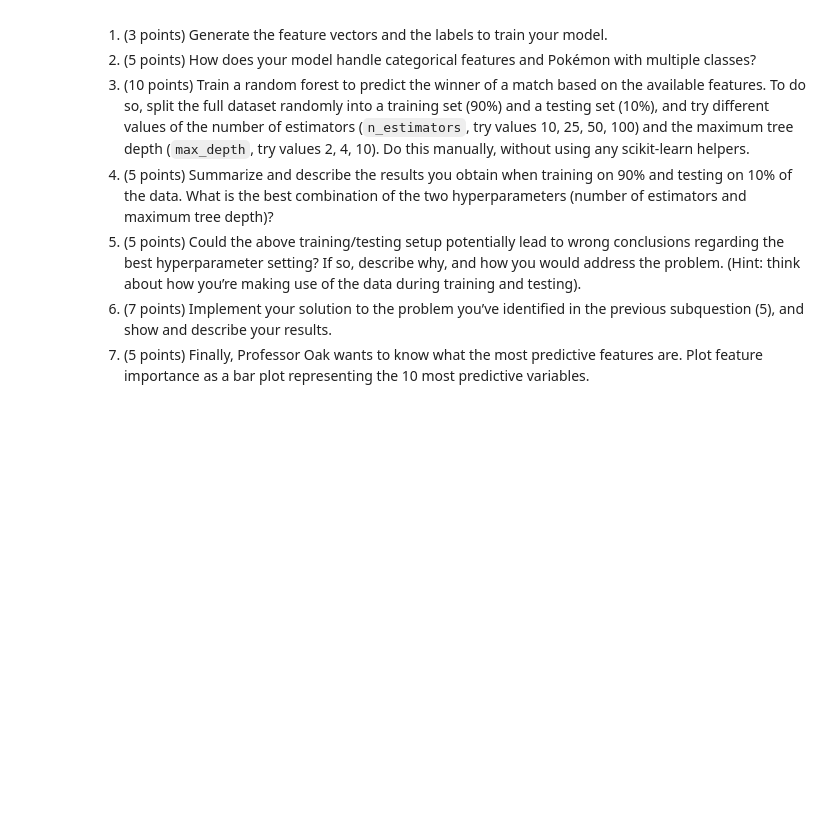
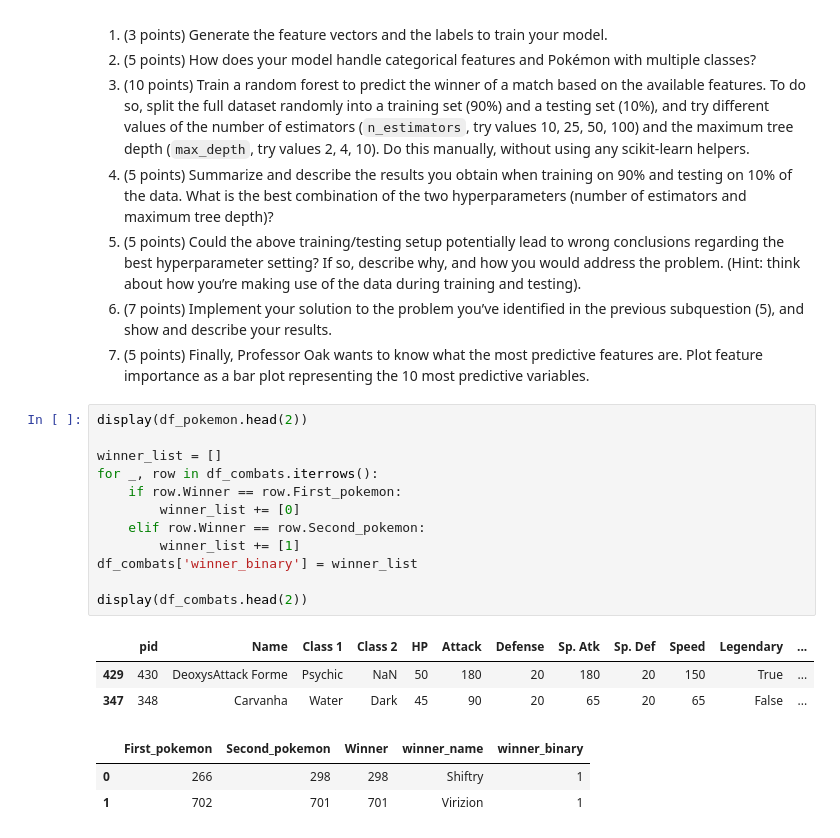
Before and after one commit to vonalven/applied-data-analysis-exam-training, a Jupyter notebook: 2017/notebook.ipynb, the cells around one changed output. Drawn from its saved outputs; the diff is of its cells as text; blank space fills up the shorter version.

```diff
--- a/2017/notebook.ipynb
+++ b/2017/notebook.ipynb
@@ -152,3 +153,22 @@ Now that you know what your data looks like, you are ready to implement the pred
 5. (5 points) Could the above training/testing setup potentially lead to wrong conclusions regarding the best hyperparameter setting? If so, describe why, and how you would address the problem. (Hint: think about how you’re making use of the data during training and testing).
 6. (7 points) Implement your solution to the problem you’ve identified in the previous subquestion (5), and show and describe your results.
 7. (5 points) Finally, Professor Oak wants to know what the most predictive features are. Plot feature importance as a bar plot representing the 10 most predictive variables.
+# %%
+display(df_pokemon.head(2))
+
+winner_list = []
+for _, row in df_combats.iterrows():
+    if row.Winner == row.First_pokemon:
+        winner_list += [0]
+    elif row.Winner == row.Second_pokemon:
+        winner_list += [1]
+df_combats['winner_binary'] = winner_list
+
+display(df_combats.head(2))
+# %% [output]
+|  | pid | Name | Class 1 | Class 2 | HP | Attack | Defense | Sp. Atk | Sp. Def | Speed | Legendary | ... |
+| 429 | 430 | DeoxysAttack Forme | Psychic | NaN | 50 | 180 | 20 | 180 | 20 | 150 | True | ... |
+| 347 | 348 | Carvanha | Water | Dark | 45 | 90 | 20 | 65 | 20 | 65 | False | ... |
+|  | First_pokemon | Second_pokemon | Winner | winner_name | winner_binary |
+| 0 | 266 | 298 | 298 | Shiftry | 1 |
+| 1 | 702 | 701 | 701 | Virizion | 1 |
```
Also changed, not shown: parts of 13 cells of this notebook.
